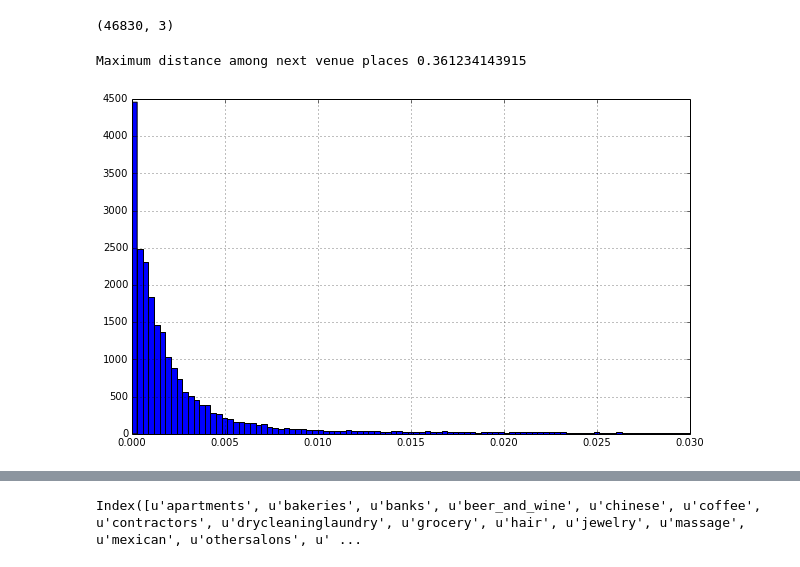
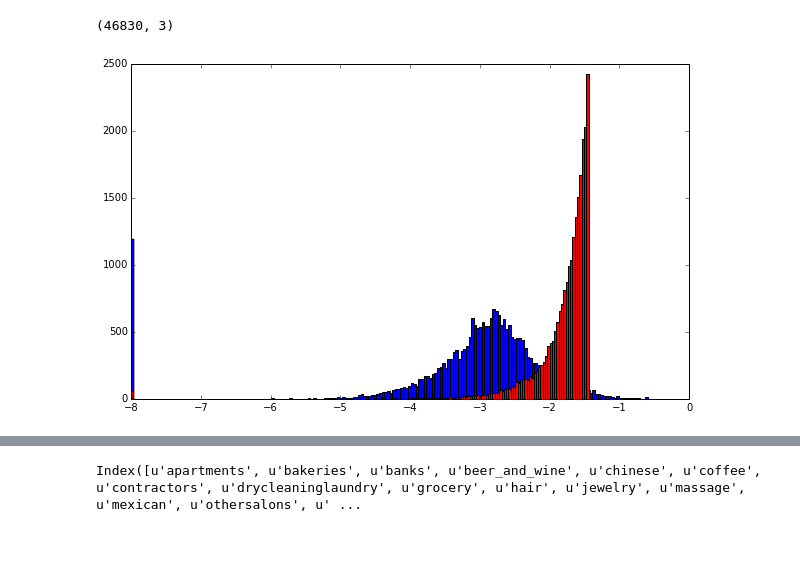
Before and after one commit to micramm/InsightProject, a Jupyter notebook: sklearn.ipynb, the cells around one changed output, grey strips where cells are left out. Drawn from its saved outputs; the diff is of its cells as text; code cells hidden in the pictures.

```diff
--- a/sklearn.ipynb
+++ b/sklearn.ipynb
@@ -95,16 +105,14 @@ next_records_yelp = next_records_yelp.drop('id',1)
 df = next_records_yelp
 df['distance'] = np.sqrt((df.from_latitude - df.to_latitude)**2 + (df.from_longitude - df.to_longitude)**2)
 df = df.drop(['from_latitude','to_latitude','from_longitude','to_longitude'],1)
-# %%
-fig, ax = pyplot.subplots()
-# ax.set_yscale('log')
-# df[df.match == 0].distance.hist(color = 'red', bins = np.linspace(0,1,100))
-df[df.match == 1].distance.hist(color = 'blue', bins = np.linspace(0,0.03,100))
-# fig, ax = pyplot.subplots()
-print 'Maximum distance among next venue places', df[df.match == 1].distance.max()
-# %% [output]
-Maximum distance among next venue places 0.361234143915
-[figure, removed]
+# %%
+'''Trying log transform'''
+distances = df[df.match == 1].distance
+stuff = pyplot.hist(np.log10(distances+1e-8), bins = 200)
+other_distances = np.array(df[df.match == 0].distance)
+stuff = pyplot.hist(np.log10(other_distances+1e-8), bins = 200, color='r')
+# %% [output]
+[figure, added]
 # %%
 df.head(5)
 # %% [output]
```
Also changed, not shown: parts of 15 cells of this notebook, 12 other files.
